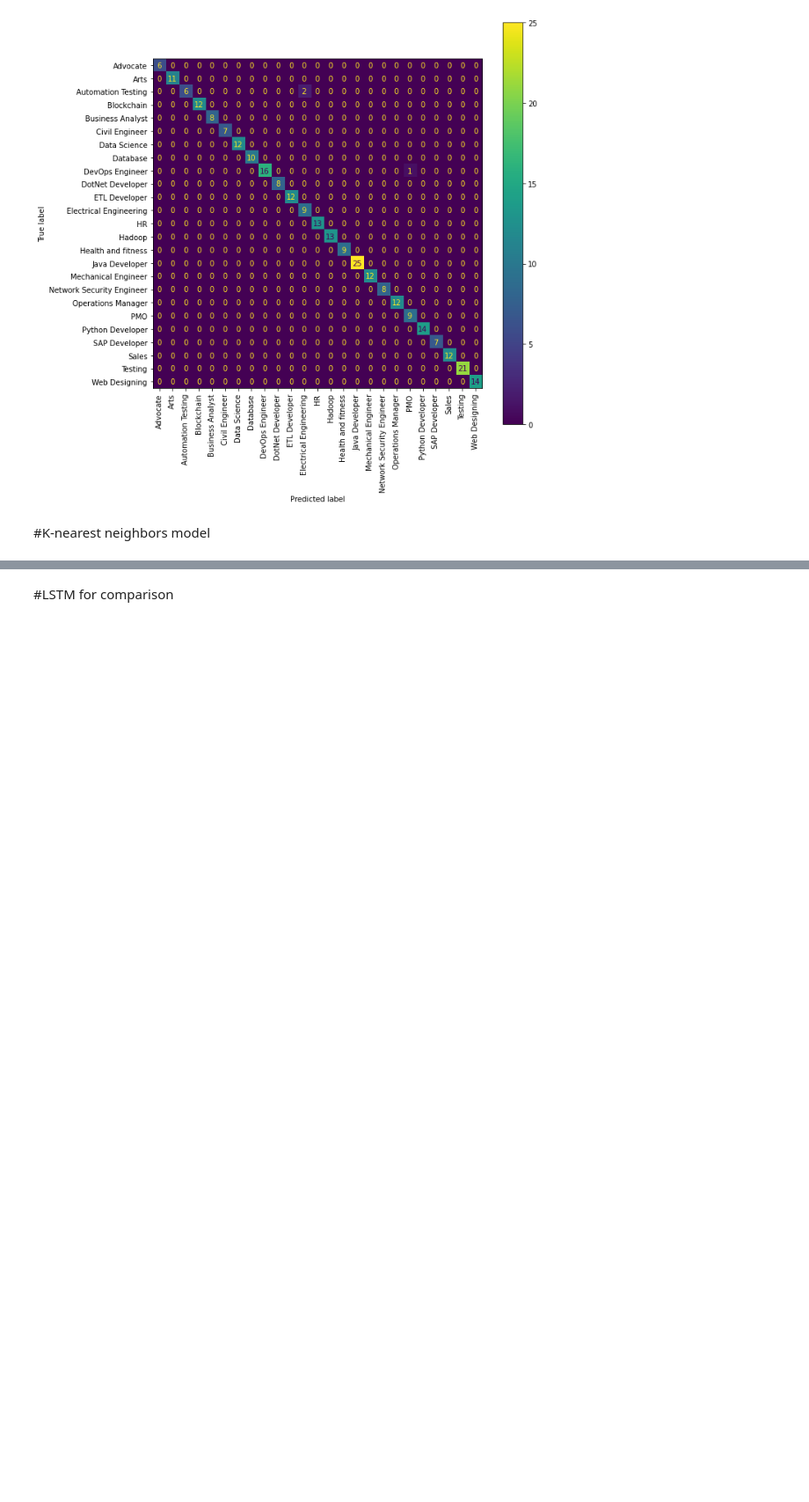
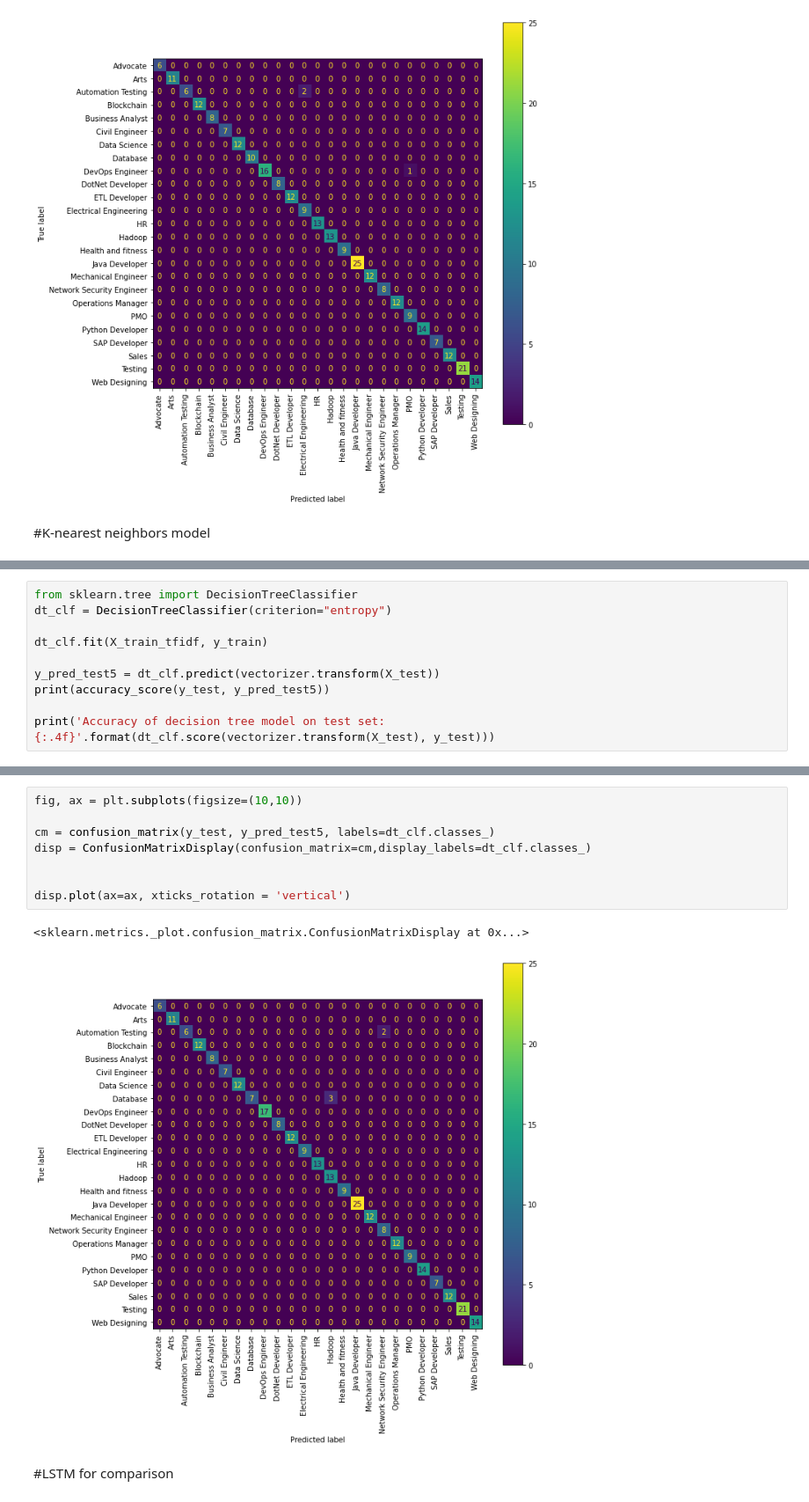
Before and after one commit to AJ-delaCruz/CMPE255, a Jupyter notebook: Resume.ipynb, the cells around one changed output, grey strips where cells are left out. Shown at 88% size. Cells and saved outputs as stored; diff of their text form; blank space fills up the shorter version.

Commit message:
Decision tree model
with accuracies and confusion matrix

```diff
--- a/Resume.ipynb
+++ b/Resume.ipynb
@@ -321,0 +324,10 @@ disp.plot(ax=ax, xticks_rotation = 'vertical')
+# %%
+from sklearn.tree import DecisionTreeClassifier
+dt_clf = DecisionTreeClassifier(criterion="entropy")
+
+dt_clf.fit(X_train_tfidf, y_train)
+
+y_pred_test5 = dt_clf.predict(vectorizer.transform(X_test))
+print(accuracy_score(y_test, y_pred_test5))
+
+print('Accuracy of decision tree model on test set: {:.4f}'.format(dt_clf.score(vectorizer.transform(X_test), y_test)))
@@ -322,3 +344,14 @@ disp.plot(ax=ax, xticks_rotation = 'vertical')
+# %%
+fig, ax = plt.subplots(figsize=(10,10))
+
+cm = confusion_matrix(y_test, y_pred_test5, labels=dt_clf.classes_)
+disp = ConfusionMatrixDisplay(confusion_matrix=cm,display_labels=dt_clf.classes_)
+
+
+disp.plot(ax=ax, xticks_rotation = 'vertical')
+# %% [output]
+<sklearn.metrics._plot.confusion_matrix.ConfusionMatrixDisplay at 0x...>
+[figure, added]
 # %% [markdown]
 #LSTM for comparison
 # %%
```
Also changed, not shown: parts of 14 cells of this notebook.
